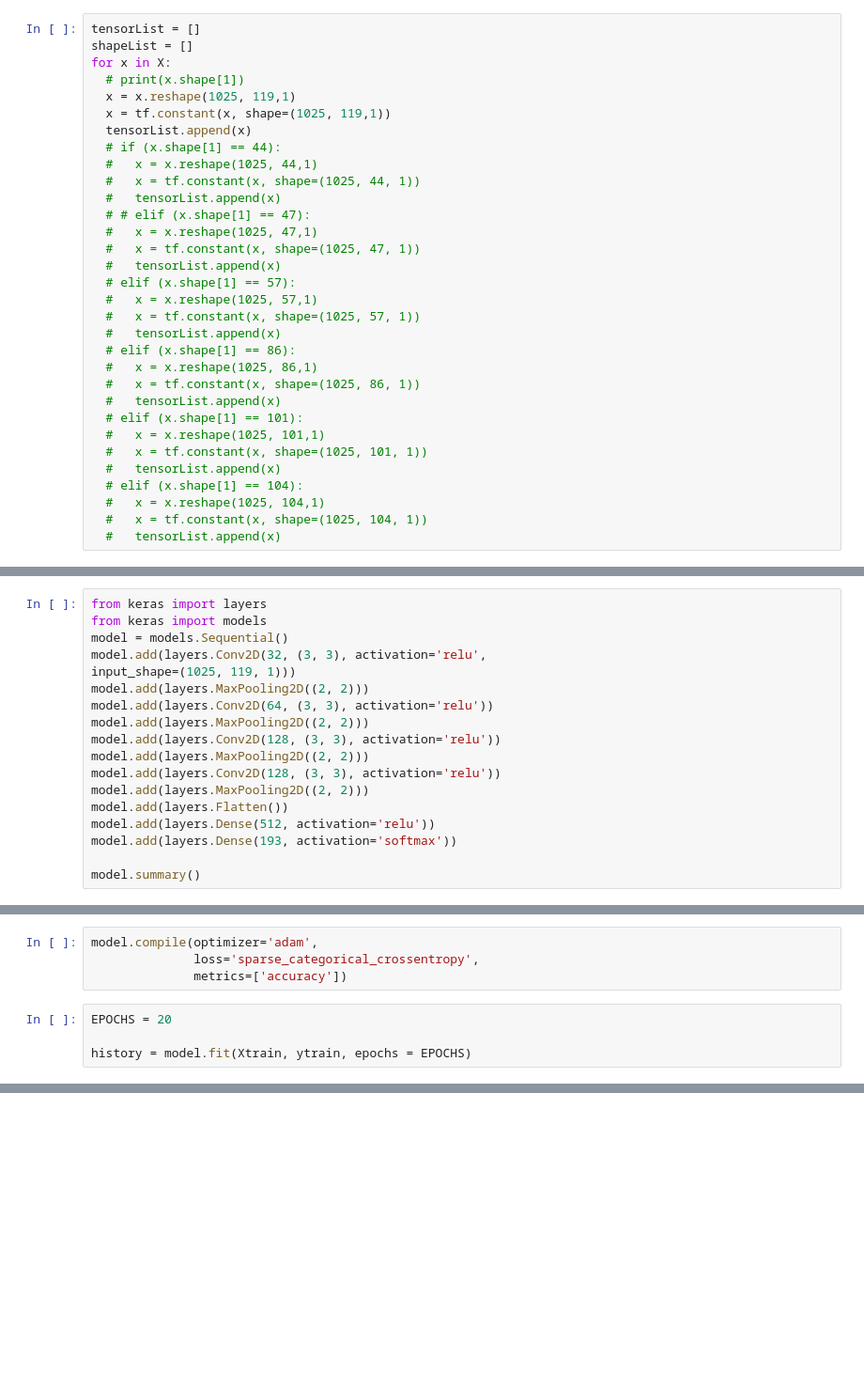
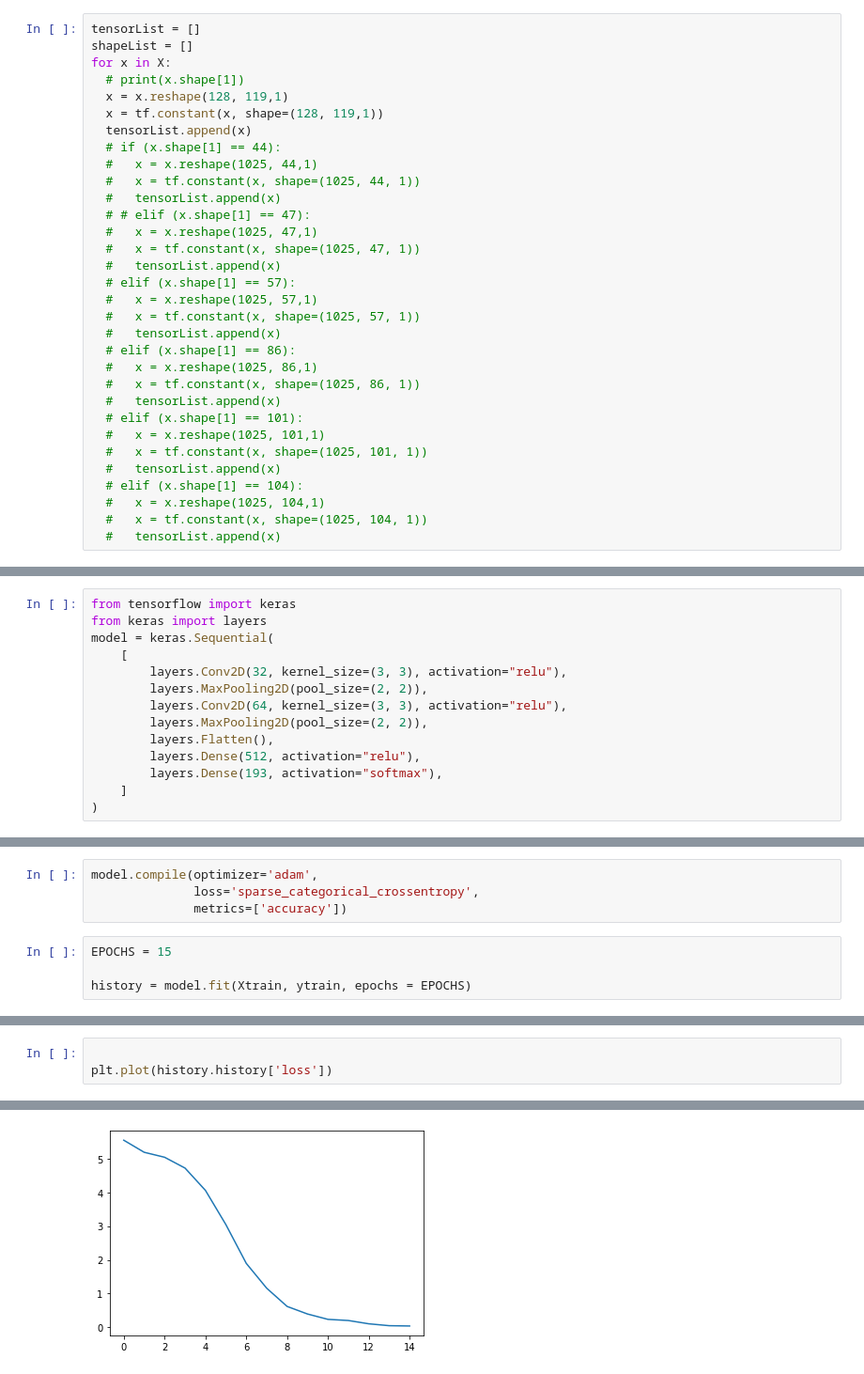
Before and after one commit to steven-mpawulo/KWS_NLP_DeepLearning, a Jupyter notebook: KWS_NLP_.ipynb, the cells around one changed output, grey strips where cells are left out. Shown at 94% size. Cells and saved outputs as stored; diff of their text form; blank space fills up the shorter version.

Commit message:
evaluates model

```diff
--- a/KWS_NLP_.ipynb
+++ b/KWS_NLP_.ipynb
@@ -229,8 +284,8 @@ tensorList = []
 shapeList = []
 for x in X:
   # print(x.shape[1])
-  x = x.reshape(1025, 119,1)
-  x = tf.constant(x, shape=(1025, 119,1))
+  x = x.reshape(128, 119,1)
+  x = tf.constant(x, shape=(128, 119,1))
   tensorList.append(x)
   # if (x.shape[1] == 44):
   #   x = x.reshape(1025, 44,1)
@@ -342,18 +414,14 @@ yval.shape
 # %%
+from tensorflow import keras
 from keras import layers
-from keras import models
-model = models.Sequential()
-model.add(layers.Conv2D(32, (3, 3), activation='relu',
-input_shape=(1025, 119, 1)))
-model.add(layers.MaxPooling2D((2, 2)))
-model.add(layers.Conv2D(64, (3, 3), activation='relu'))
-model.add(layers.MaxPooling2D((2, 2)))
-model.add(layers.Conv2D(128, (3, 3), activation='relu'))
-model.add(layers.MaxPooling2D((2, 2)))
-model.add(layers.Conv2D(128, (3, 3), activation='relu'))
-model.add(layers.MaxPooling2D((2, 2)))
-model.add(layers.Flatten())
-model.add(layers.Dense(512, activation='relu'))
-model.add(layers.Dense(193, activation='softmax'))
-
-model.summary()
+model = keras.Sequential(
+    [
+        layers.Conv2D(32, kernel_size=(3, 3), activation="relu"),
+        layers.MaxPooling2D(pool_size=(2, 2)),
+        layers.Conv2D(64, kernel_size=(3, 3), activation="relu"),
+        layers.MaxPooling2D(pool_size=(2, 2)),
+        layers.Flatten(),
+        layers.Dense(512, activation="relu"),
+        layers.Dense(193, activation="softmax"),
+    ]
+)
@@ -380,7 +430,7 @@ model.compile(optimizer='adam',
               loss='sparse_categorical_crossentropy',
               metrics=['accuracy'])
 # %%
-EPOCHS = 20
+EPOCHS = 15
 
 history = model.fit(Xtrain, ytrain, epochs = EPOCHS)
 # %% [output]
@@ -403,0 +454,4 @@ Epoch 20/20
+# %%
+
+plt.plot(history.history['loss'])
+# %% [output]
@@ -403,0 +459 @@ Epoch 20/20
+[figure, added]
```
Also changed, not shown: parts of 43 cells of this notebook.
